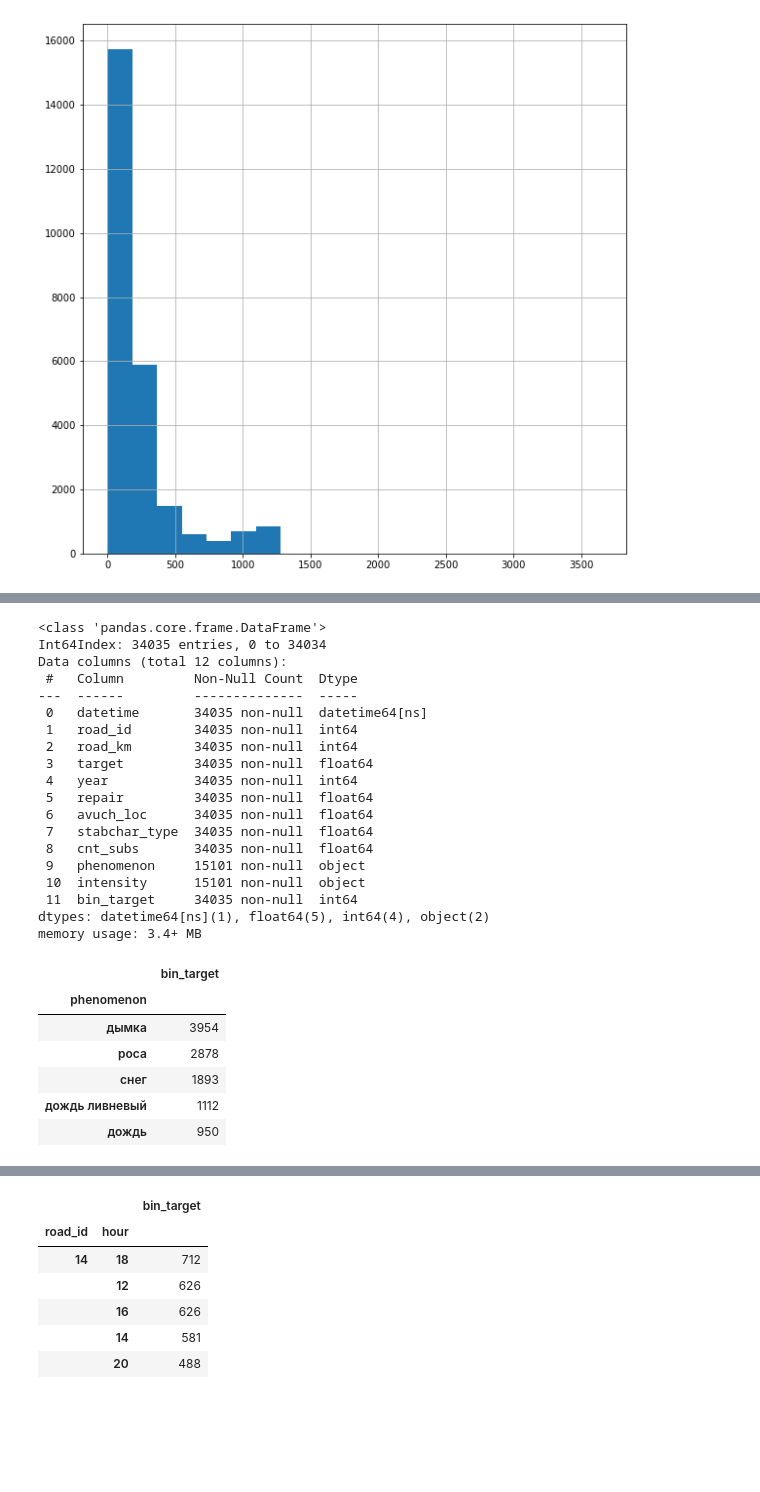
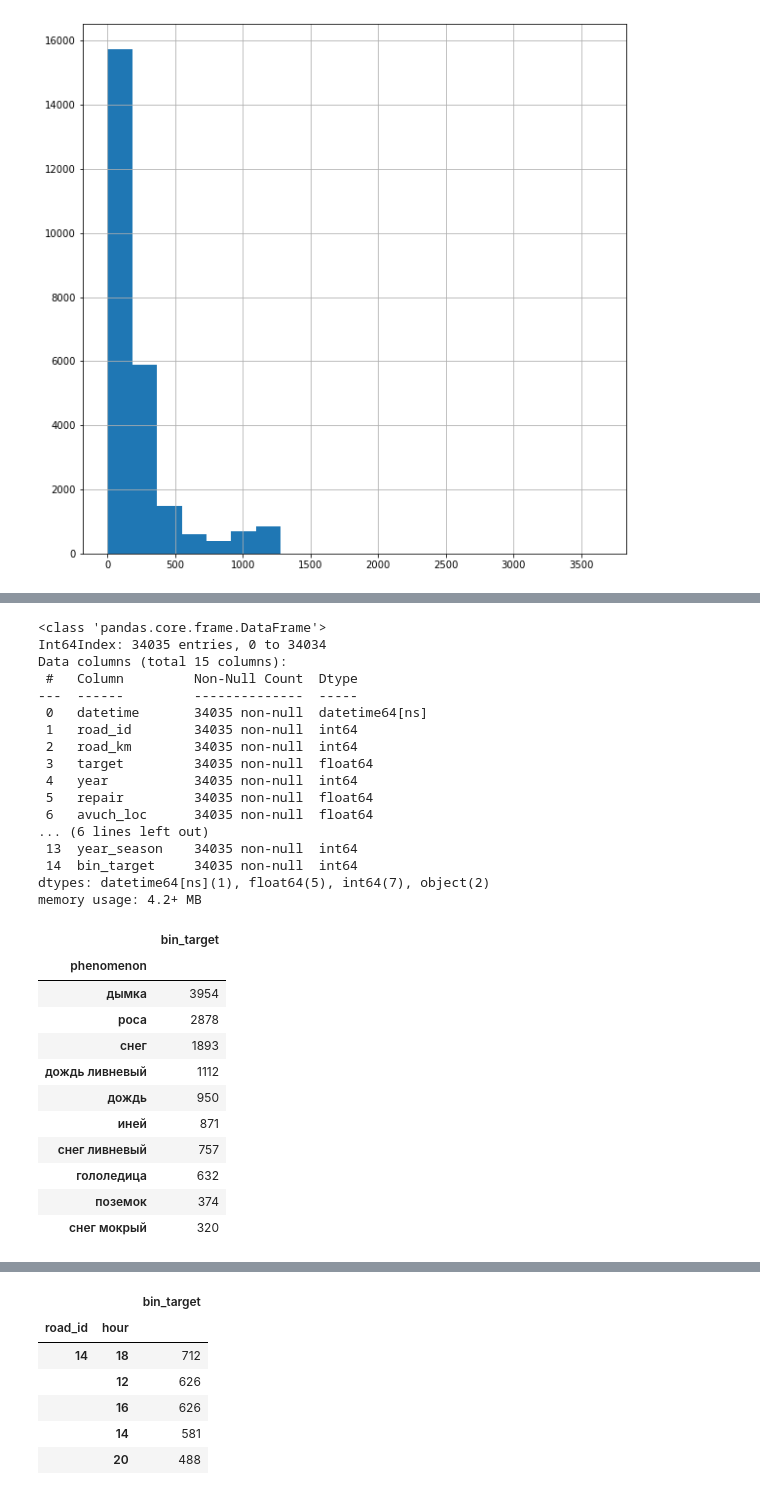
Before and after one commit to Grigory-Kulagin/Emergency-DataHack, a Jupyter notebook: Data_preporation.ipynb, the cells around one changed output, grey strips where cells are left out. Saved outputs shown, nothing was run; the diff lists cells and outputs as text; code cells hidden in the pictures; blank space fills up the shorter version.

```diff
--- a/Data_preporation.ipynb
+++ b/Data_preporation.ipynb
@@ -13,7 +13,7 @@ import numpy as np
 pd.set_option('display.max_colwidth', None)
 pd.set_option('display.max_columns', None)
 # %%
-df = pd.read_csv('train_data_updated_v4.csv', parse_dates=['datetime'])
+df = pd.read_csv('train_data_updated_v6.csv', parse_dates=['datetime'])
 
 #бинарная переменная, которая показывает наличие аварии
 df['bin_target'] = df.target.apply(lambda x: 1 if x != 0 else 0)
@@ -77,7 +109,7 @@ dropped_df[dropped_df.bin_target > 0].info()
 # %% [output]
 <class 'pandas.core.frame.DataFrame'>
 Int64Index: 34035 entries, 0 to 34034
-Data columns (total 12 columns):
+Data columns (total 15 columns):
  #   Column         Non-Null Count  Dtype
 ---  ------         --------------  -----
  0   datetime       34035 non-null  datetime64[ns]
@@ -87,25 +119,28 @@ Data columns (total 12 columns):
  4   year           34035 non-null  int64
  5   repair         34035 non-null  float64
  6   avuch_loc      34035 non-null  float64
- 7   stabchar_type  34035 non-null  float64
- 8   cnt_subs       34035 non-null  float64
- 9   phenomenon     15101 non-null  object
- 10  intensity      15101 non-null  object
- 11  bin_target     34035 non-null  int64
-dtypes: datetime64[ns](1), float64(5), int64(4), object(2)
-memory usage: 3.4+ MB
+... (6 lines left out)
+ 13  year_season    34035 non-null  int64
+ 14  bin_target     34035 non-null  int64
+dtypes: datetime64[ns](1), float64(5), int64(7), object(2)
+memory usage: 4.2+ MB
 # %%
 phen_index = dropped_df.groupby('phenomenon').agg({'bin_target': 'sum'}).sort_values(by='bin_target', ascending=False).index
 # %%
-dropped_df.groupby('phenomenon').agg({'bin_target': 'sum'}).sort_values(by='bin_target', ascending=False).head()
+dropped_df.groupby('phenomenon').agg({'bin_target': 'sum'}).sort_values(by='bin_target', ascending=False).head(10)
 # %% [output]
 |  | bin_target |
 | phenomenon |  |
 | дымка | 3954 |
 | роса | 2878 |
 | снег | 1893 |
 | дождь ливневый | 1112 |
 | дождь | 950 |
+| иней | 871 |
+| снег ливневый | 757 |
+| гололедица | 632 |
+| поземок | 374 |
+| снег мокрый | 320 |
 # %%
 phen_index = phen_index[::-1]
 # %%
```
Also changed, not shown: parts of 31 cells of this notebook.
